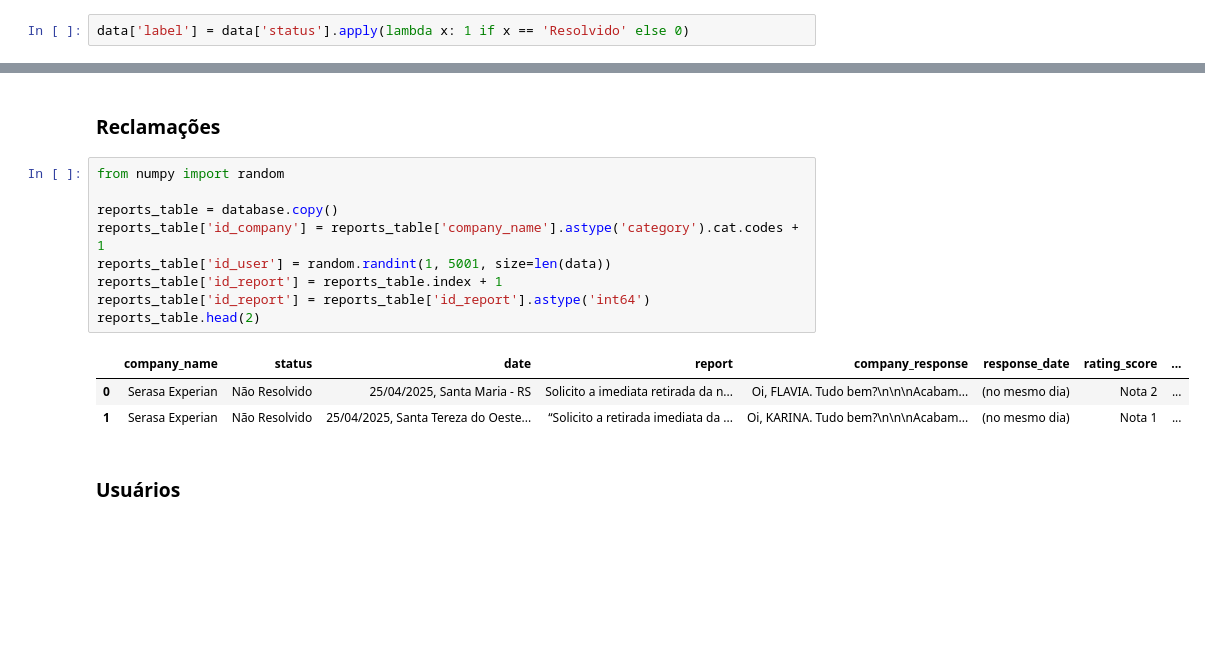
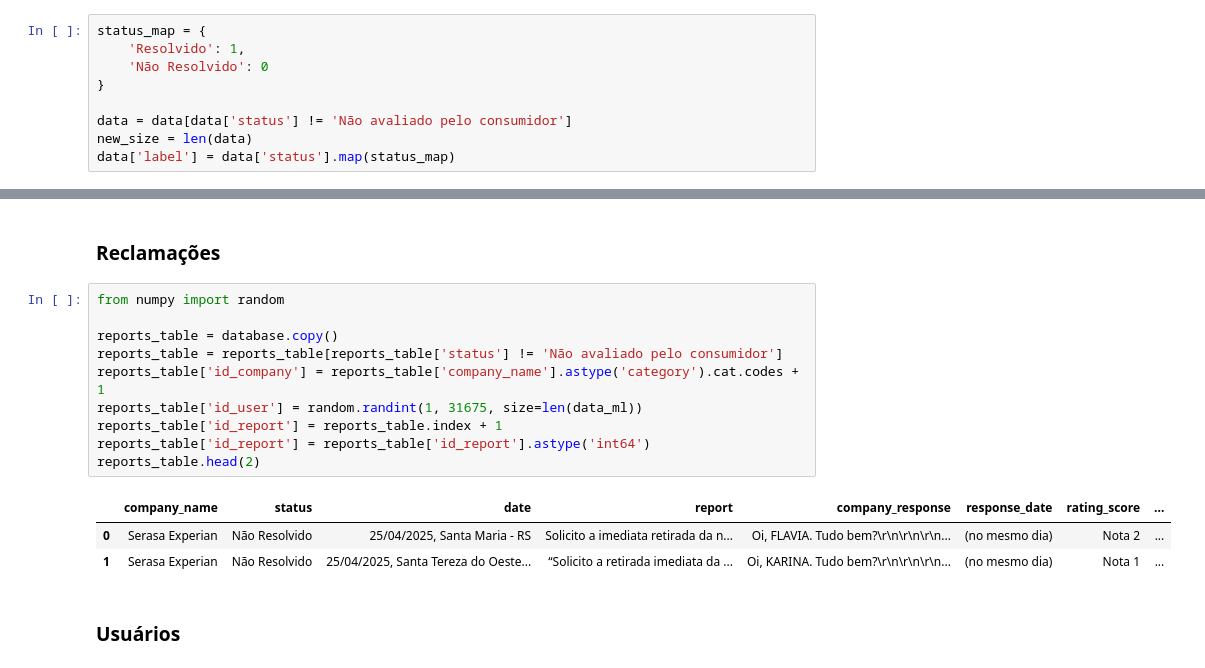
Before and after one commit to pedrohmvv/Consumidor-Gov, a Jupyter notebook: notebooks/analisys.ipynb, the cells around one changed output, grey strips where cells are left out. Drawn from its saved outputs; the diff is of its cells as text; blank space fills up the shorter version.

```diff
--- a/notebooks/analisys.ipynb
+++ b/notebooks/analisys.ipynb
@@ -610,2 +605,9 @@ data[cols].head()
 # %%
-data['label'] = data['status'].apply(lambda x: 1 if x == 'Resolvido' else 0)
+status_map = {
+    'Resolvido': 1,
+    'Não Resolvido': 0
+}
+
+data = data[data['status'] != 'Não avaliado pelo consumidor']
+new_size = len(data)
+data['label'] = data['status'].map(status_map)
@@ -641,16 +652,17 @@ database = read_csv(staging_file_path, sep='|', encoding='utf-8')
 # %%
 from numpy import random
 
 reports_table = database.copy()
+reports_table = reports_table[reports_table['status'] != 'Não avaliado pelo consumidor']
 reports_table['id_company'] = reports_table['company_name'].astype('category').cat.codes + 1
-reports_table['id_user'] = random.randint(1, 5001, size=len(data))
+reports_table['id_user'] = random.randint(1, 31675, size=len(data_ml))
 reports_table['id_report'] = reports_table.index + 1
 reports_table['id_report'] = reports_table['id_report'].astype('int64')
 reports_table.head(2)
 # %% [output]
 |  | company_name | status | date | report | company_response | response_date | rating_score | ... |
-| 0 | Serasa Experian | Não Resolvido | 25/04/2025, Santa Maria - RS | Solicito a imediata retirada da n... | Oi, FLAVIA. Tudo bem?\n\n\nAcabam... | (no mesmo dia) | Nota 2 | ... |
-| 1 | Serasa Experian | Não Resolvido | 25/04/2025, Santa Tereza do Oeste... | “Solicito a retirada imediata da ... | Oi, KARINA. Tudo bem?\n\n\nAcabam... | (no mesmo dia) | Nota 1 | ... |
+| 0 | Serasa Experian | Não Resolvido | 25/04/2025, Santa Maria - RS | Solicito a imediata retirada da n... | Oi, FLAVIA. Tudo bem?\r\n\r\n\r\n... | (no mesmo dia) | Nota 2 | ... |
+| 1 | Serasa Experian | Não Resolvido | 25/04/2025, Santa Tereza do Oeste... | “Solicito a retirada imediata da ... | Oi, KARINA. Tudo bem?\r\n\r\n\r\n... | (no mesmo dia) | Nota 1 | ... |
 # %% [markdown]
 ### **Usuários**
 # %%
```
Also changed, not shown: parts of 25 cells of this notebook, 15 other files.
